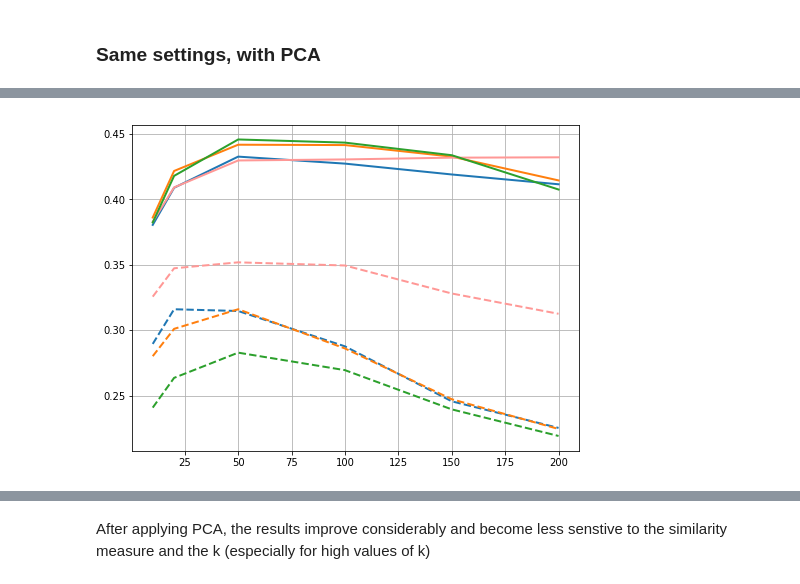
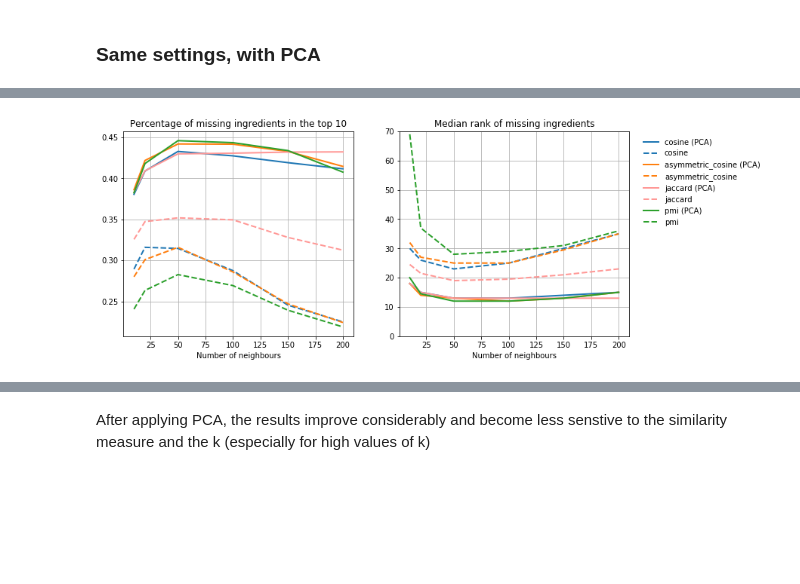
Before and after one commit to Slowika/Bag-of-Recipes, a Jupyter notebook: recommendations.ipynb, the cells around one changed output, grey strips where cells are left out. Saved outputs shown, nothing was run; the diff lists cells and outputs as text; code cells hidden in the pictures; blank space fills up the shorter version.

Commit message:
edit plots

```diff
--- a/recommendations.ipynb
+++ b/recommendations.ipynb
@@ -127,2 +116,5 @@ results
 # %%
 results.to_csv('results/parameter_settings_train.csv', sep = '\t')
+# %%
+results = pd.read_csv('results/parameter_settings_train.csv', sep = '\t', index_col = 0)
+results
@@ -181,0 +172,3 @@ results_PCA.to_csv('results/parameter_settings_train_PCA.csv', sep = '\t')
+# %%
+results_PCA = pd.read_csv('results/parameter_settings_train_PCA.csv', sep = '\t', index_col = 0)
+results_PCA
@@ -182,18 +193,37 @@ results_PCA.to_csv('results/parameter_settings_train_PCA.csv', sep = '\t')
 # %%
-data_pca       = results_PCA['top10_presence']
-data           = results['top10_presence']
+top10_pca       = results_PCA['top10_presence']
+top10           = results    ['top10_presence']
+median_pca      = results_PCA['median_rank']
+median          = results    ['median_rank']
 
 color_sequence = ['#1f77b4', '#ff7f0e', '#ff9896', '#2ca02c']
 
-fig, ax = plt.subplots(1, 1, figsize=(8, 6))
+fig, ax = plt.subplots(1, 2, sharex=True, figsize=(12, 5))
+
 for sim, color in zip(similarity_measures, color_sequence):
-    plt.plot(k_grid, data_pca.loc[results_PCA['similarity_measure'] == sim], color, linewidth = 2)
-    plt.plot(k_grid, data.loc[results['similarity_measure'] == sim], color, linewidth = 2,
-             linestyle = "--")
-plt.grid()
+    ax[0].plot(k_grid, top10_pca.loc[results_PCA['similarity_measure'] == sim], color,
+             linewidth = 2, label = sim + ' (PCA)')
+    ax[0].plot(k_grid, top10.loc[results['similarity_measure'] == sim], color, linewidth = 2,
+             linestyle = "--", label = sim)
+    ax[1].plot(k_grid, median_pca.loc[results_PCA['similarity_measure'] == sim], color,
+               linewidth = 2, label = sim + ' (PCA)')
+    ax[1].plot(k_grid, median.loc[results['similarity_measure'] == sim], color, linewidth = 2,
+             linestyle = "--", label = sim)
+
+ax[1].set_ylim((0,70))
+
+for i in [0,1]:
+    ax[i].grid();
+    ax[i].set_xlabel('Number of neighbours')
 
 
+ax[0].set_title("Percentage of missing ingredients in the top 10")
+ax[1].set_title("Median rank of missing ingredients")
+
+ax[1].legend(bbox_to_anchor = (1.6, 1.0), frameon=False)
+plt.show()
+
 # Add title and legend
-fig.savefig('plots/k_tuning_top10.pdf')
+fig.savefig('plots/k_tuning.pdf')
 # %% [output]
-[figure, old version]
+[figure, new version]
```
Also changed, not shown: parts of 17 cells of this notebook.
